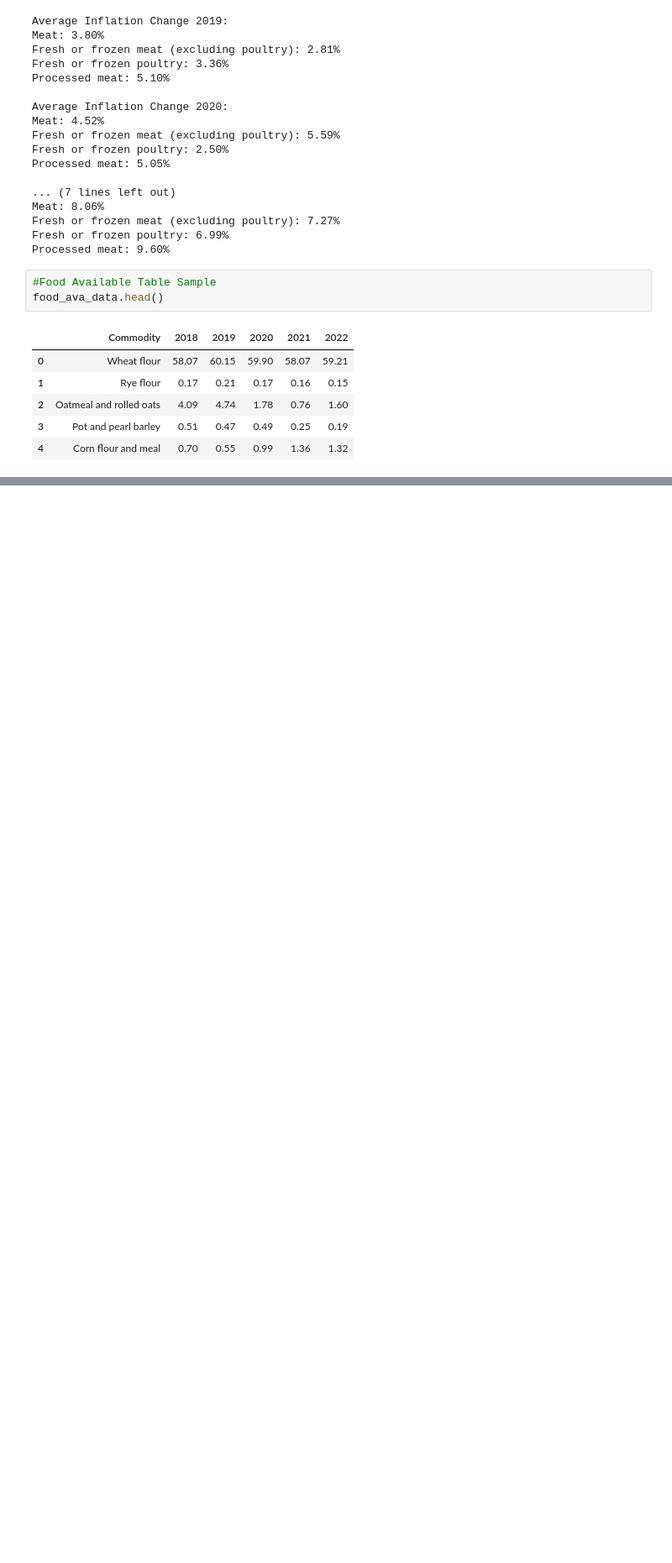
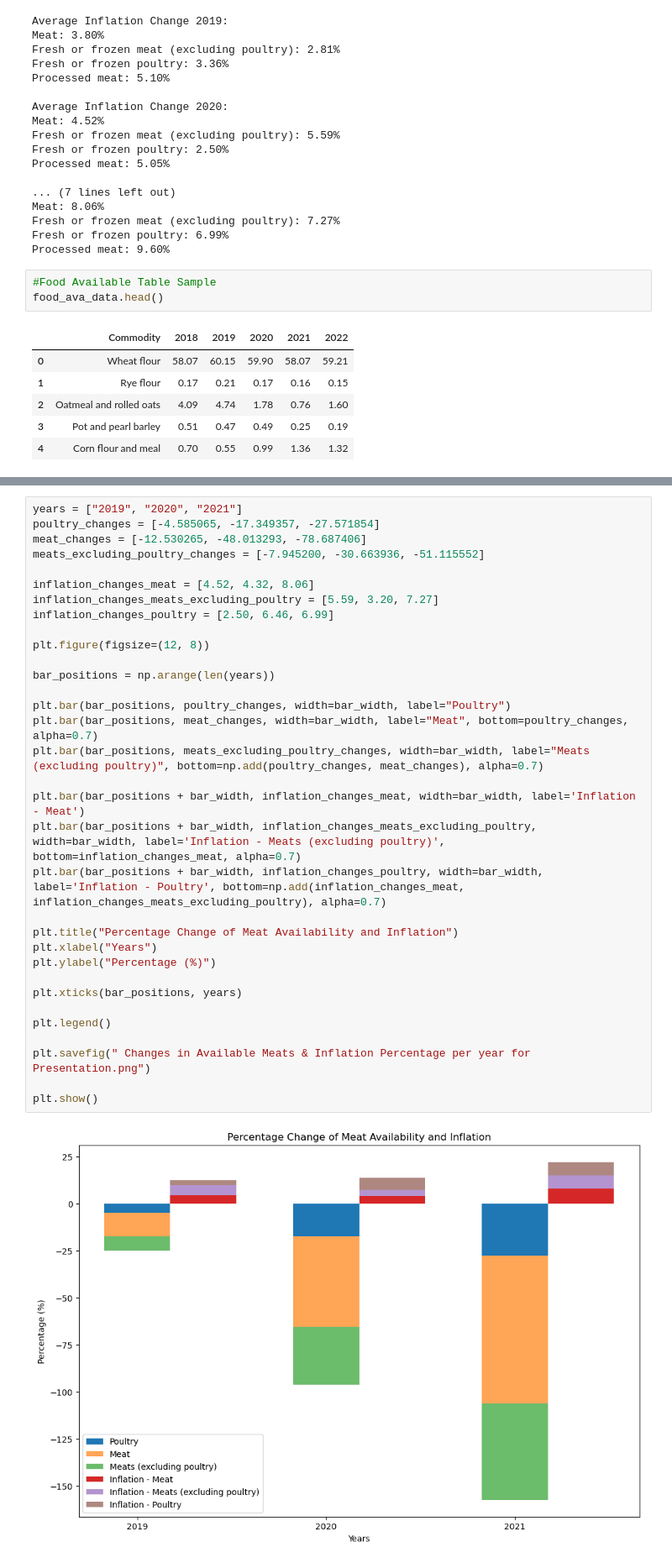
Before and after one commit to UofT-Bootcamp-Data-Analytics/Team_3_Python_Project, a Jupyter notebook: Food Availability vs Inflation. .ipynb, the cells around one changed output, grey strips where cells are left out. Shown: that part at 84% size. Saved outputs shown, nothing was run; the diff lists cells and outputs as text; blank space fills up the shorter version.

```diff
--- a/Food Availability vs Inflation. .ipynb
+++ b/Food Availability vs Inflation. .ipynb
@@ -443,0 +425,35 @@ plt.show()
+# %%
+years = ["2019", "2020", "2021"]
+poultry_changes = [-4.585065, -17.349357, -27.571854]
+meat_changes = [-12.530265, -48.013293, -78.687406]
+meats_excluding_poultry_changes = [-7.945200, -30.663936, -51.115552]
+
+inflation_changes_meat = [4.52, 4.32, 8.06]
+inflation_changes_meats_excluding_poultry = [5.59, 3.20, 7.27]
+inflation_changes_poultry = [2.50, 6.46, 6.99]
+
+plt.figure(figsize=(12, 8))
+
+bar_positions = np.arange(len(years))
+
+plt.bar(bar_positions, poultry_changes, width=bar_width, label="Poultry")
+plt.bar(bar_positions, meat_changes, width=bar_width, label="Meat", bottom=poultry_changes, alpha=0.7)
+plt.bar(bar_positions, meats_excluding_poultry_changes, width=bar_width, label="Meats (excluding poultry)", bottom=np.add(poultry_changes, meat_changes), alpha=0.7)
+
+plt.bar(bar_positions + bar_width, inflation_changes_meat, width=bar_width, label='Inflation - Meat')
+plt.bar(bar_positions + bar_width, inflation_changes_meats_excluding_poultry, width=bar_width, label='Inflation - Meats (excluding poultry)', bottom=inflation_changes_meat, alpha=0.7)
+plt.bar(bar_positions + bar_width, inflation_changes_poultry, width=bar_width, label='Inflation - Poultry', bottom=np.add(inflation_changes_meat, inflation_changes_meats_excluding_poultry), alpha=0.7)
+
+plt.title("Percentage Change of Meat Availability and Inflation")
+plt.xlabel("Years")
+plt.ylabel("Percentage (%)")
+
+plt.xticks(bar_positions, years)
+
+plt.legend()
+
+plt.savefig(" Changes in Available Meats & Inflation Percentage per year for Presentation.png")
+
+plt.show()
+# %% [output]
+[figure, added]
```
Also changed, not shown: parts of 25 cells of this notebook.
